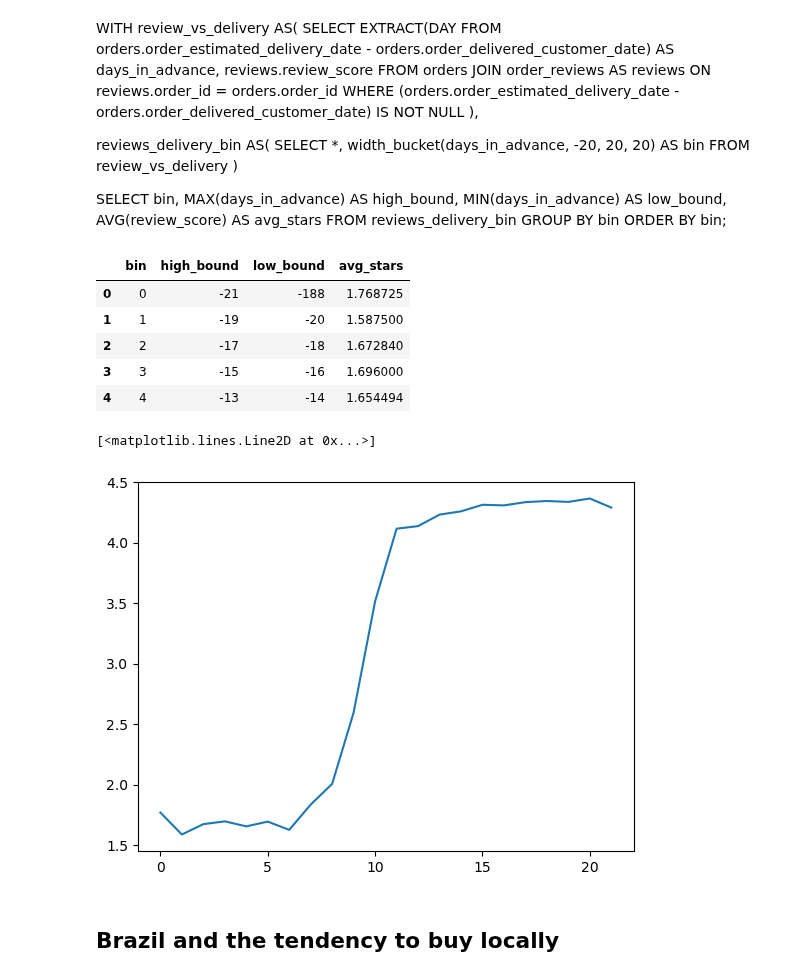
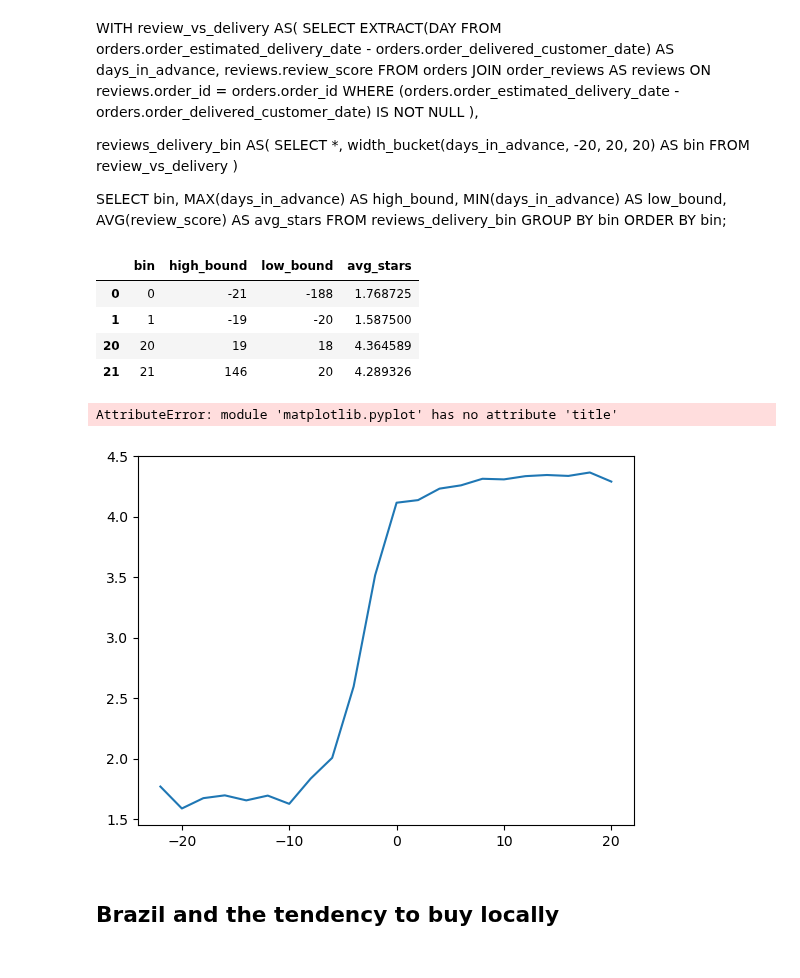
Before and after one commit to S3tuit/jup_lab, a Jupyter notebook: olist_analysis.ipynb, the cells around one changed output. Drawn from its saved outputs; the diff is of its cells as text; code cells hidden in the pictures.

```diff
--- a/olist_analysis.ipynb
+++ b/olist_analysis.ipynb
@@ -179,16 +241,20 @@ GROUP BY bin
 ORDER BY bin;
 # %%
 df = pd.read_csv(r'C:\Users\matte\OneDrive\Desktop\GitHub\data\ecom_brazil\4 tableau\review_score_vs_delivery.csv')
-df.head()
+df.iloc[[0,1,20,21]]
 # %% [output]
 |  | bin | high_bound | low_bound | avg_stars |
 | 0 | 0 | -21 | -188 | 1.768725 |
 | 1 | 1 | -19 | -20 | 1.587500 |
-| 2 | 2 | -17 | -18 | 1.672840 |
-| 3 | 3 | -15 | -16 | 1.696000 |
-| 4 | 4 | -13 | -14 | 1.654494 |
+| 20 | 20 | 19 | 18 | 4.364589 |
+| 21 | 21 | 146 | 20 | 4.289326 |
+# %%
+df.loc[0, 'low_bound'] = -22
+df.loc[21, 'high_bound'] = 21
 # %%
-plt.plot(df['bin'], df['avg_stars'])
+plt.plot(df['low_bound'], df['avg_stars'])
+plt.title('Satisfaction Trend vs. Delivery Time')
+plt.show()
 # %% [output]
-[<matplotlib.lines.Line2D at 0x...>]
+AttributeError: module 'matplotlib.pyplot' has no attribute 'title'
-[figure, old version]
+[figure, new version]
```
Also changed, not shown: parts of 34 cells of this notebook.
